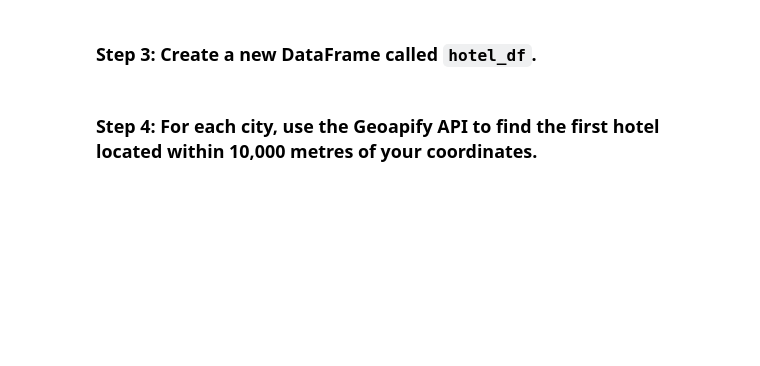
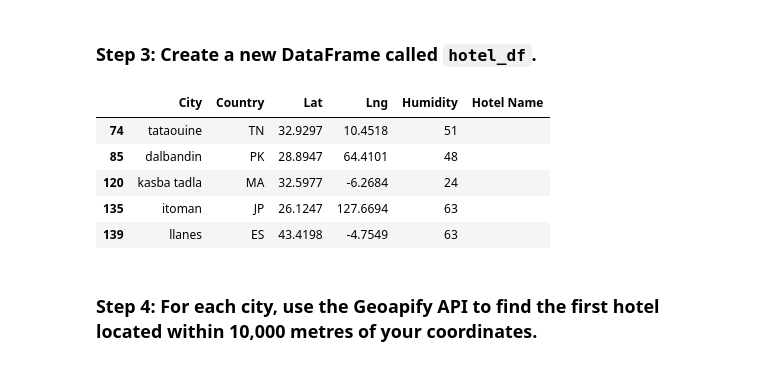
Before and after one commit to kcwaggs/python-api-challenge, a Jupyter notebook: WeatherPy/VacationPy.ipynb, the cells around one changed output. Cells and saved outputs as stored; diff of their text form; code cells hidden in the pictures; blank space fills up the shorter version.

```diff
--- a/WeatherPy/VacationPy.ipynb
+++ b/WeatherPy/VacationPy.ipynb
@@ -62,13 +74,20 @@ humidity_map_plot
 ### Step 3: Create a new DataFrame called `hotel_df`.
 # %%
 # Use the Pandas copy function to create DataFrame called hotel_df to store the city, country, coordinates, and humidity
-# YOUR CODE HERE
+hotel_df = ideal_weather[['City', 'Country', 'Lat', 'Lng', 'Humidity']].copy()
 
 # Add an empty column, "Hotel Name," to the DataFrame so you can store the hotel found using the Geoapify API
-# YOUR CODE HERE
+hotel_df['Hotel Name'] = ''
 
 # Display sample data
-# YOUR CODE HERE
+hotel_df.head()
+# %% [output]
+|  | City | Country | Lat | Lng | Humidity | Hotel Name |
+| 74 | tataouine | TN | 32.9297 | 10.4518 | 51 |  |
+| 85 | dalbandin | PK | 28.8947 | 64.4101 | 48 |  |
+| 120 | kasba tadla | MA | 32.5977 | -6.2684 | 24 |  |
+| 135 | itoman | JP | 26.1247 | 127.6694 | 63 |  |
+| 139 | llanes | ES | 43.4198 | -4.7549 | 63 |  |
 # %% [markdown]
 ### Step 4: For each city, use the Geoapify API to find the first hotel located within 10,000 metres of your coordinates.
 # %%
```
Also changed, not shown: parts of 4 cells of this notebook.
